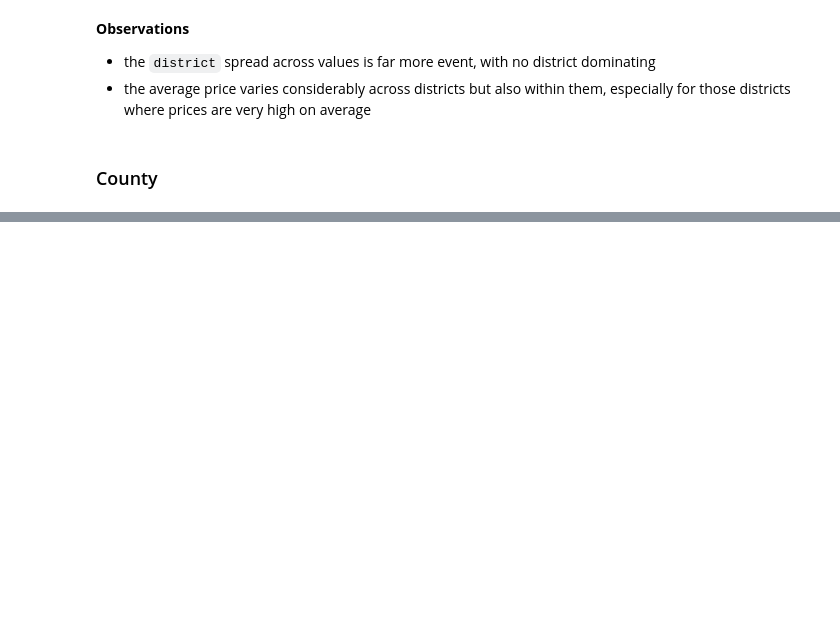
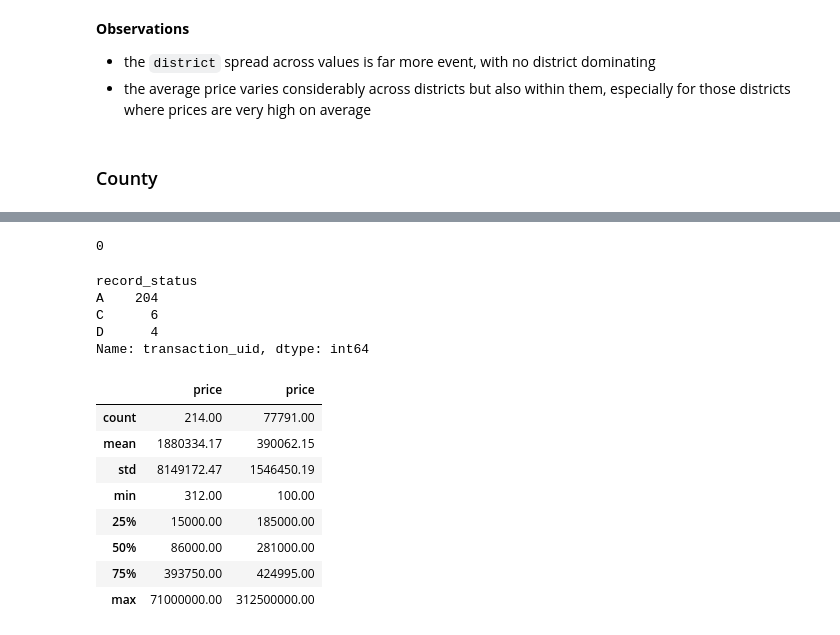
Before and after one commit to alibstill/housing, a Jupyter notebook: 00_analysis/00_price_paid.ipynb, the cells around one changed output, grey strips where cells are left out. Drawn from its saved outputs; the diff is of its cells as text; code cells hidden in the pictures; blank space fills up the shorter version.

```diff
--- a/00_analysis/00_price_paid.ipynb
+++ b/00_analysis/00_price_paid.ipynb
@@ -762,0 +738,26 @@ df_price_by_county.tail()
+# %%
+postcode_regex = r'^(?!\d)([A-Za-z]{1,2}[0-9]{1,2})([A-Za-z]{1,2})?(\s+)([0-9]{1,2}[A-Z]{2})$'
+
+len(df[~df["postcode"].str.match(postcode_regex).astype(bool)])
+# %% [output]
+0
+# %%
+df[df["postcode"].isna()].groupby("record_status")["transaction_uid"].count()
+# %% [output]
+record_status
+A    204
+C      6
+D      4
+Name: transaction_uid, dtype: int64
+# %%
+pd.concat([df[df["postcode"].isna()]["price"].describe(), df["price"].describe()], axis=1)
+# %% [output]
+|  | price | price |
+| count | 214.00 | 77791.00 |
+| mean | 1880334.17 | 390062.15 |
+| std | 8149172.47 | 1546450.19 |
+| min | 312.00 | 100.00 |
+| 25% | 15000.00 | 185000.00 |
+| 50% | 86000.00 | 281000.00 |
+| 75% | 393750.00 | 424995.00 |
+| max | 71000000.00 | 312500000.00 |
```
Also changed, not shown: parts of 36 cells of this notebook.
